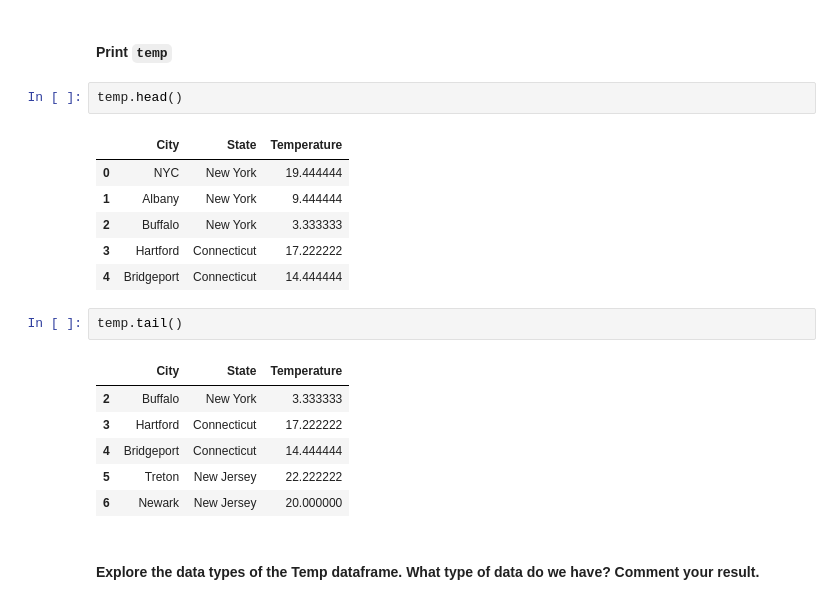
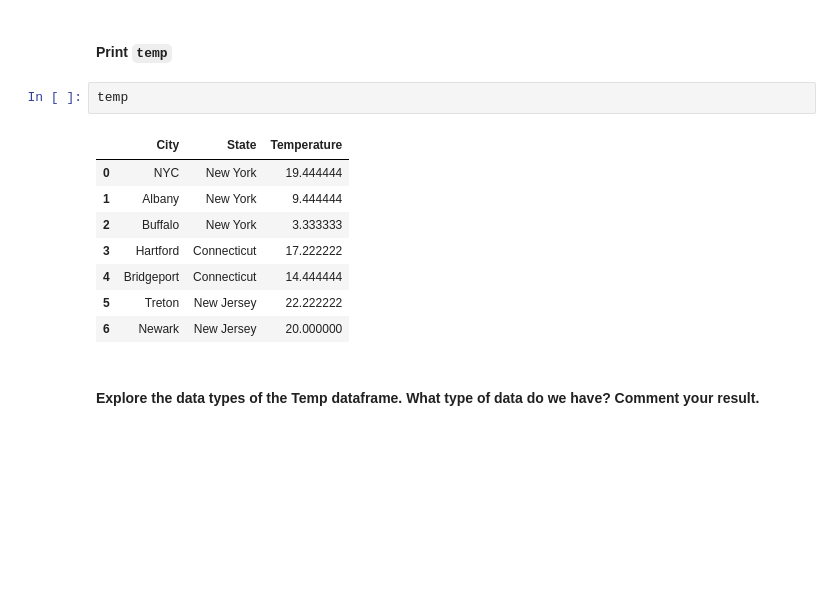
Before and after one commit to ironhack-bcn-data-june-2020/22-lab-subsetting-and-descriptive-stats, a Jupyter notebook: your-code/main.ipynb, the cells around one changed output. Saved outputs shown, nothing was run; the diff lists cells and outputs as text; blank space fills up the shorter version.

```diff
--- a/your-code/main.ipynb
+++ b/your-code/main.ipynb
@@ -24,22 +26,15 @@ temp = pd.read_csv('Temp_States.csv')
 # %% [markdown]
 #### Print `temp`
 # %%
-temp.head()
+temp
 # %% [output]
 |  | City | State | Temperature |
 | 0 | NYC | New York | 19.444444 |
 | 1 | Albany | New York | 9.444444 |
 | 2 | Buffalo | New York | 3.333333 |
 | 3 | Hartford | Connecticut | 17.222222 |
 | 4 | Bridgeport | Connecticut | 14.444444 |
+| 5 | Treton | New Jersey | 22.222222 |
+| 6 | Newark | New Jersey | 20.000000 |
-# %%
-temp.tail()
-# %% [output]
-|  | City | State | Temperature |
-| 2 | Buffalo | New York | 3.333333 |
-| 3 | Hartford | Connecticut | 17.222222 |
-| 4 | Bridgeport | Connecticut | 14.444444 |
-| 5 | Treton | New Jersey | 22.222222 |
-| 6 | Newark | New Jersey | 20.000000 |
 # %% [markdown]
 #### Explore the data types of the Temp dataframe. What type of data do we have? Comment your result.
```
Also changed, not shown: parts of 59 cells of this notebook.
